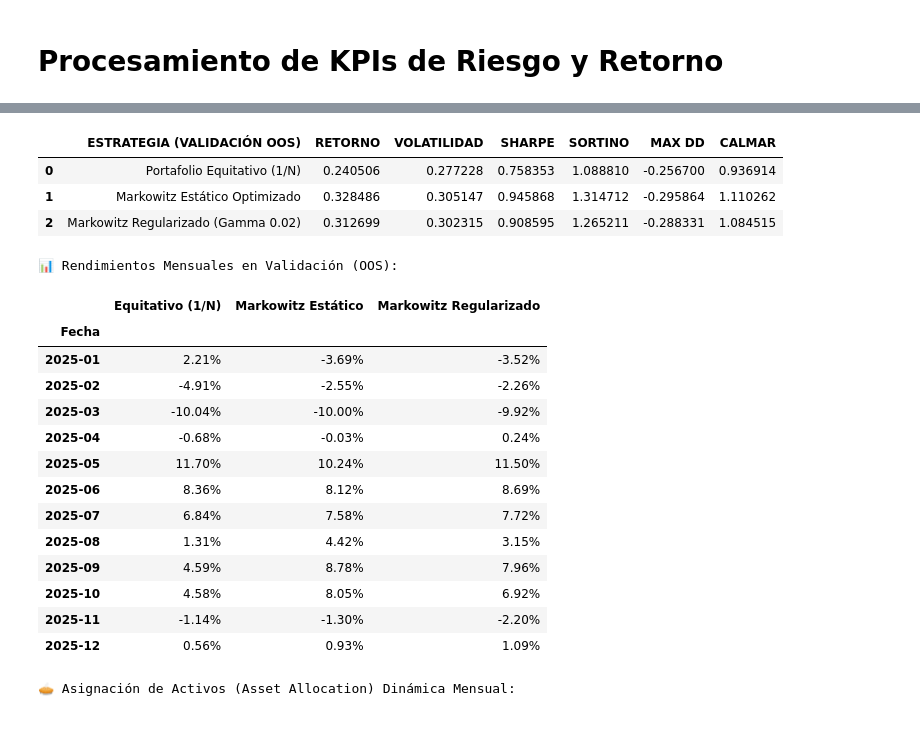
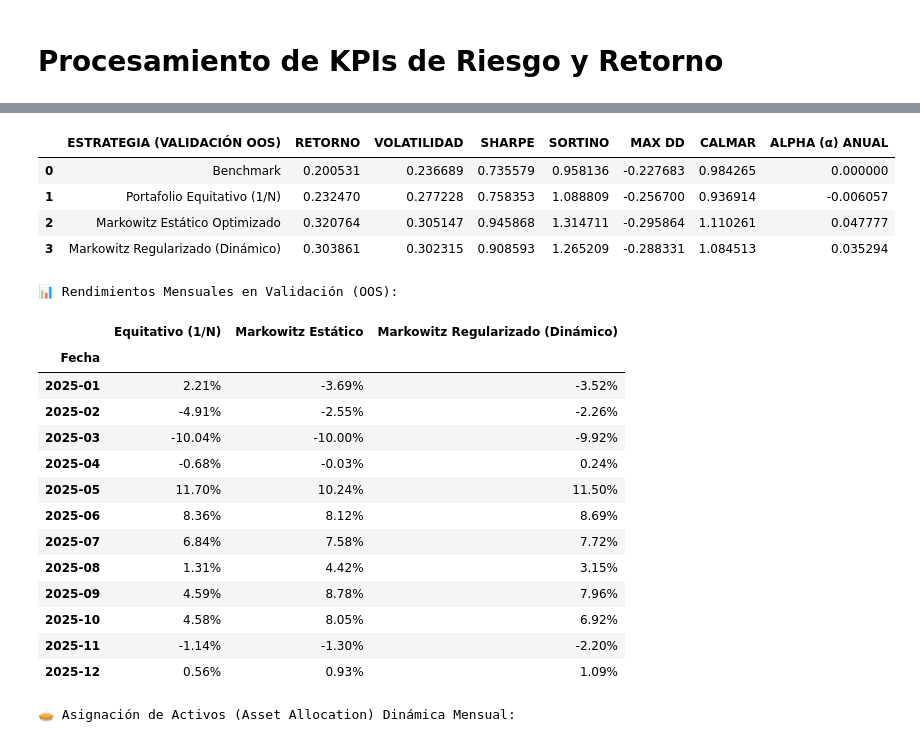
Before and after one commit to JuanMartinCoder/quant-labs, a Jupyter notebook: notebooks/01_backtesting/01_strategy.ipynb, the cells around one changed output, grey strips where cells are left out. Cells and saved outputs as stored; diff of their text form; code cells hidden in the pictures.

```diff
--- a/notebooks/01_backtesting/01_strategy.ipynb
+++ b/notebooks/01_backtesting/01_strategy.ipynb
@@ -125,33 +254,37 @@ Veces que rotó el capital:  5.49x
 # %%
 estrategias_oos = [
+    ("Benchmark", curva_benchmark),
     ("Portafolio Equitativo (1/N)", curva_oos_1n),
     ("Markowitz Estático Optimizado", curva_oos_estatico),
-    ("Markowitz Regularizado (Gamma 0.02)", curva_oos_regularizado)
+    ("Markowitz Regularizado (Dinámico)", curva_oos_regularizado)
 ]
 
 tabla_kpis = []
 for nombre, curva in estrategias_oos:
     anios_oos = len(curva) / 252
-    ret_anualizado = (curva.iloc[-1]) ** (1 / anios_oos) - 1
+    ret_anualizado = (curva.iloc[-1] / curva.iloc[0]) - 1
 
+    alfa_estrategia = resultados_mercado.get(nombre, {}).get("alfa", 0.0)
     # Invocación blindada de tus funciones estadísticas
     tabla_kpis.append([
         nombre,
         ret_anualizado,
         FinancialStats.get_anual_volatility(curva),
         FinancialStats.get_ratio_sharpe(curva, risk_free_rate=0.04),
         FinancialStats.get_ratio_sortino(curva, risk_free_rate=0.04),
         FinancialStats.get_max_drawdown(curva),
-        FinancialStats.get_ratio_calmar(curva)
+        FinancialStats.get_ratio_calmar(curva),
+        alfa_estrategia
     ])
 
 # Render de control en Jupyter
-pd.DataFrame(tabla_kpis, columns=["ESTRATEGIA (VALIDACIÓN OOS)", "RETORNO", "VOLATILIDAD", "SHARPE", "SORTINO", "MAX DD", "CALMAR"])
+pd.DataFrame(tabla_kpis, columns=["ESTRATEGIA (VALIDACIÓN OOS)", "RETORNO", "VOLATILIDAD", "SHARPE", "SORTINO", "MAX DD", "CALMAR","ALPHA (α) ANUAL"])
 # %% [output]
-|  | ESTRATEGIA (VALIDACIÓN OOS) | RETORNO | VOLATILIDAD | SHARPE | SORTINO | MAX DD | CALMAR |
-| 0 | Portafolio Equitativo (1/N) | 0.240506 | 0.277228 | 0.758353 | 1.088810 | -0.256700 | 0.936914 |
-| 1 | Markowitz Estático Optimizado | 0.328486 | 0.305147 | 0.945868 | 1.314712 | -0.295864 | 1.110262 |
-| 2 | Markowitz Regularizado (Gamma 0.02) | 0.312699 | 0.302315 | 0.908595 | 1.265211 | -0.288331 | 1.084515 |
+|  | ESTRATEGIA (VALIDACIÓN OOS) | RETORNO | VOLATILIDAD | SHARPE | SORTINO | MAX DD | CALMAR | ALPHA (α) ANUAL |
+| 0 | Benchmark | 0.200531 | 0.236689 | 0.735579 | 0.958136 | -0.227683 | 0.984265 | 0.000000 |
+| 1 | Portafolio Equitativo (1/N) | 0.232470 | 0.277228 | 0.758353 | 1.088809 | -0.256700 | 0.936914 | -0.006057 |
+| 2 | Markowitz Estático Optimizado | 0.320764 | 0.305147 | 0.945868 | 1.314711 | -0.295864 | 1.110261 | 0.047777 |
+| 3 | Markowitz Regularizado (Dinámico) | 0.303861 | 0.302315 | 0.908593 | 1.265209 | -0.288331 | 1.084513 | 0.035294 |
 # %%
 # ==============================================================================
 # CÓMPUTO DE RENDIMIENTOS MENSUALES (PERIODO OUT-OF-SAMPLE)
@@ -161,7 +294,7 @@ pd.DataFrame(tabla_kpis, columns=["ESTRATEGIA (VALIDACIÓN OOS)", "RETORNO", "VO
 ret_log_mensual = pd.DataFrame({
     "Equitativo (1/N)": ret_log_oos_1n,
     "Markowitz Estático": ret_log_oos_estatico,
-    "Markowitz Regularizado": ret_log_oos_regularizado
+    "Markowitz Regularizado (Dinámico)": ret_log_oos_regularizado
 }, index=retornos_oos.index)
 
 
@@ -176,7 +309,7 @@ print("📊 Rendimientos Mensuales en Validación (OOS):")
 rendimientos_mensuales.style.format("{:.2%}")
 # %% [output]
 📊 Rendimientos Mensuales en Validación (OOS):
-|  | Equitativo (1/N) | Markowitz Estático | Markowitz Regularizado |
+|  | Equitativo (1/N) | Markowitz Estático | Markowitz Regularizado (Dinámico) |
 | Fecha |  |  |  |
 | 2025-01 | 2.21% | -3.69% | -3.52% |
 | 2025-02 | -4.91% | -2.55% | -2.26% |
```
Also changed, not shown: parts of 8 cells of this notebook, 6 other files.
